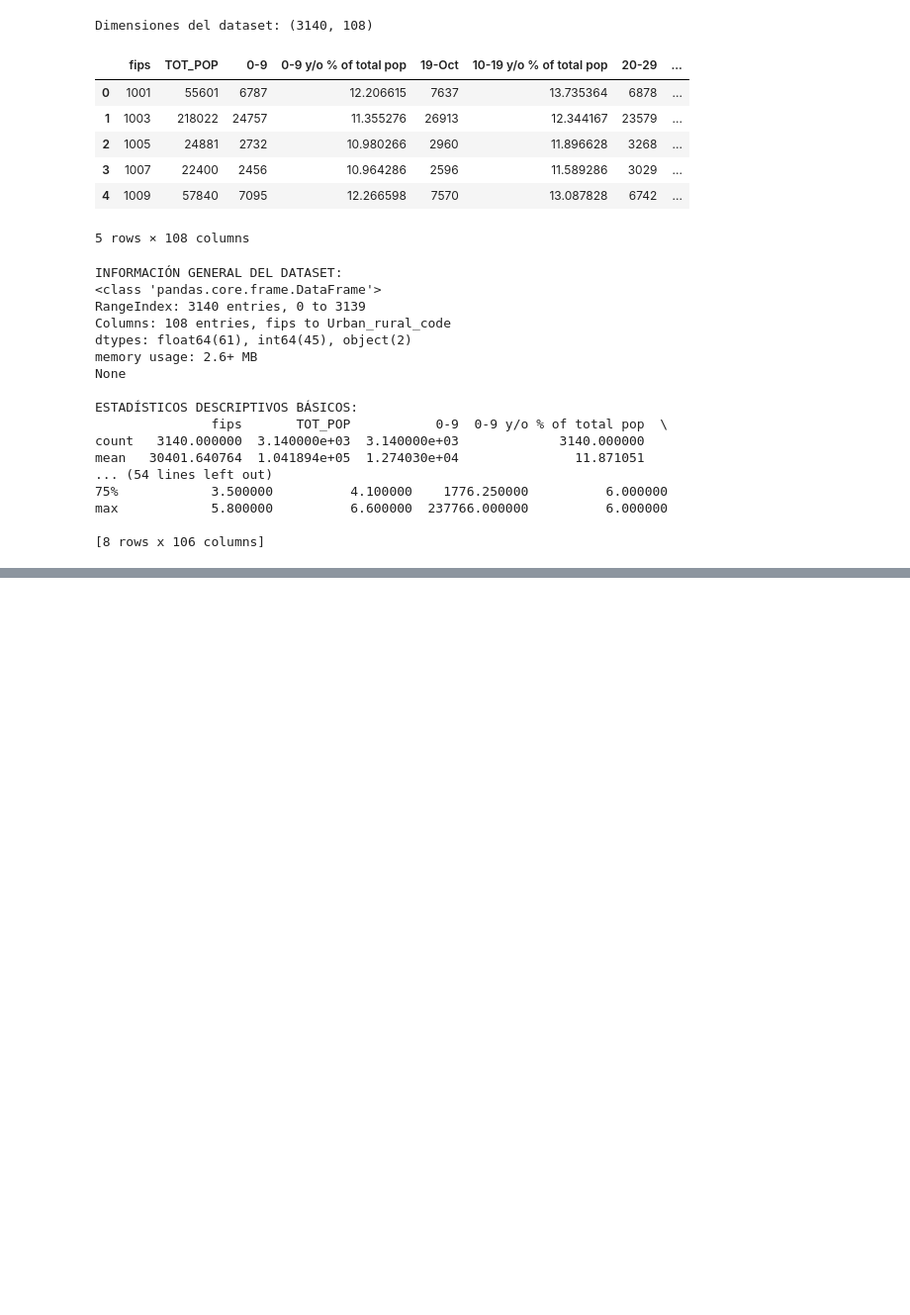
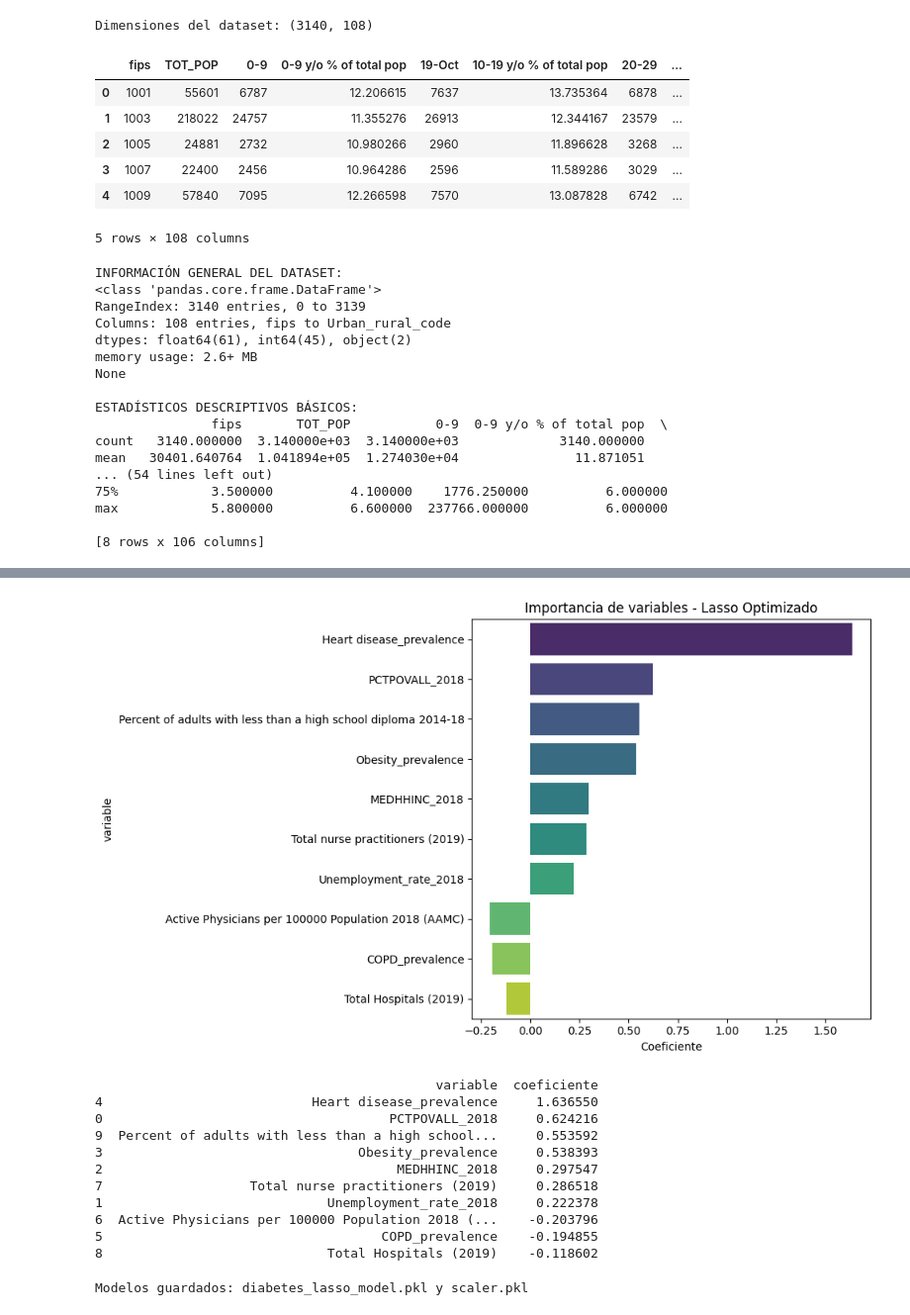
Before and after one commit to 4GeeksAcademy/AdriARE_Proyecto-regresion-lineal-lasso, a Jupyter notebook: src/explore.ipynb, the cells around one changed output, grey strips where cells are left out. Shown: that part at 99% size. Cells and saved outputs as stored; diff of their text form; code cells hidden in the pictures; blank space fills up the shorter version.

```diff
--- a/src/explore.ipynb
+++ b/src/explore.ipynb
@@ -255,0 +234,35 @@ plt.show()
+# %%
+# IMPORTANCIA DE VARIABLES (COEFICIENTES ABSOLUTOS DE LASSO)
+coef_df = pd.DataFrame({
+    'variable': features,
+    'coeficiente': lasso_optimo.coef_
+}).sort_values(by='coeficiente', key=abs, ascending=False)
+
+plt.figure(figsize=(10,6))
+sns.barplot(data=coef_df, x='coeficiente', y='variable', palette='viridis')
+plt.title('Importancia de variables - Lasso Optimizado')
+plt.xlabel('Coeficiente')
+plt.tight_layout()
+plt.show()
+
+print(coef_df)
+# %% [output]
+[figure, added]
+                                            variable  coeficiente
+4                           Heart disease_prevalence     1.636550
+0                                     PCTPOVALL_2018     0.624216
+9  Percent of adults with less than a high school...     0.553592
+3                                 Obesity_prevalence     0.538393
+2                                      MEDHHINC_2018     0.297547
+7                   Total nurse practitioners (2019)     0.286518
+1                             Unemployment_rate_2018     0.222378
+6  Active Physicians per 100000 Population 2018 (...    -0.203796
+5                                    COPD_prevalence    -0.194855
+8                             Total Hospitals (2019)    -0.118602
+# %%
+# GUARDAR MODELOS
+joblib.dump(lasso_optimo, 'diabetes_lasso_model.pkl')
+joblib.dump(scaler, 'scaler.pkl')
+print("Modelos guardados: diabetes_lasso_model.pkl y scaler.pkl")
+# %% [output]
+Modelos guardados: diabetes_lasso_model.pkl y scaler.pkl
```
Also changed, not shown: parts of 23 cells of this notebook, 3 other files.
